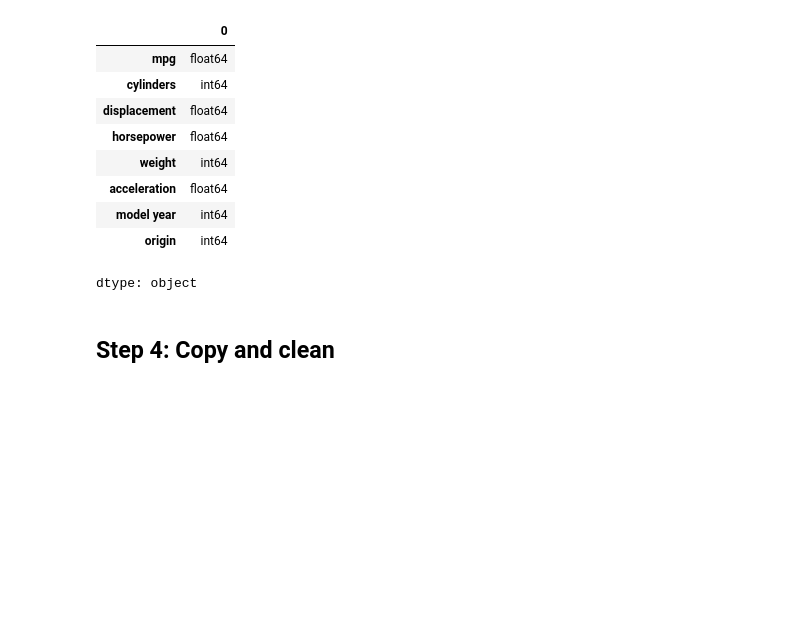
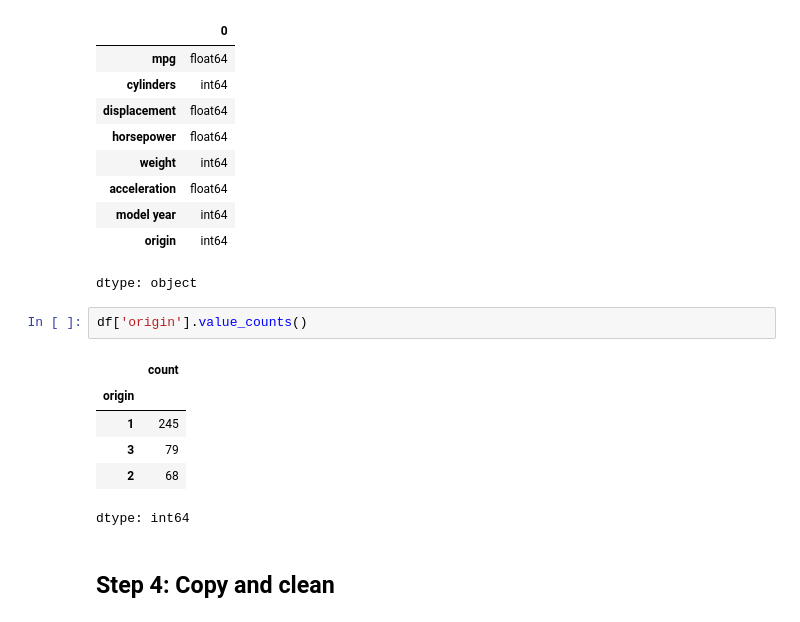
Before and after one commit to cyeef/Data-Science-Portfolio-C21-, a Jupyter notebook: Exercises/3b-EDA.Exercise.ipynb, the cells around one changed output. Cells and saved outputs as stored; diff of their text form; blank space fills up the shorter version.

```diff
--- a/Exercises/3b-EDA.Exercise.ipynb
+++ b/Exercises/3b-EDA.Exercise.ipynb
@@ -136,6 +134,15 @@ df.dtypes                          # data type of each column
 | model year | int64 |
 | origin | int64 |
 dtype: object
+# %%
+df['origin'].value_counts()
+# %% [output]
+|  | count |
+| origin |  |
+| 1 | 245 |
+| 3 | 79 |
+| 2 | 68 |
+dtype: int64
 # %% [markdown]
 ## Step 4: Copy and clean
 # %% [markdown]
```
Also changed, not shown: parts of 12 cells of this notebook.
